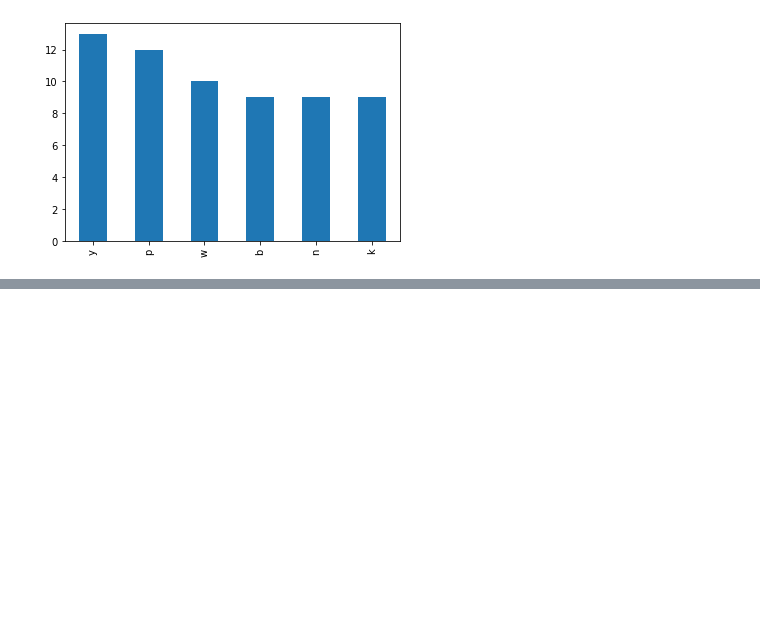
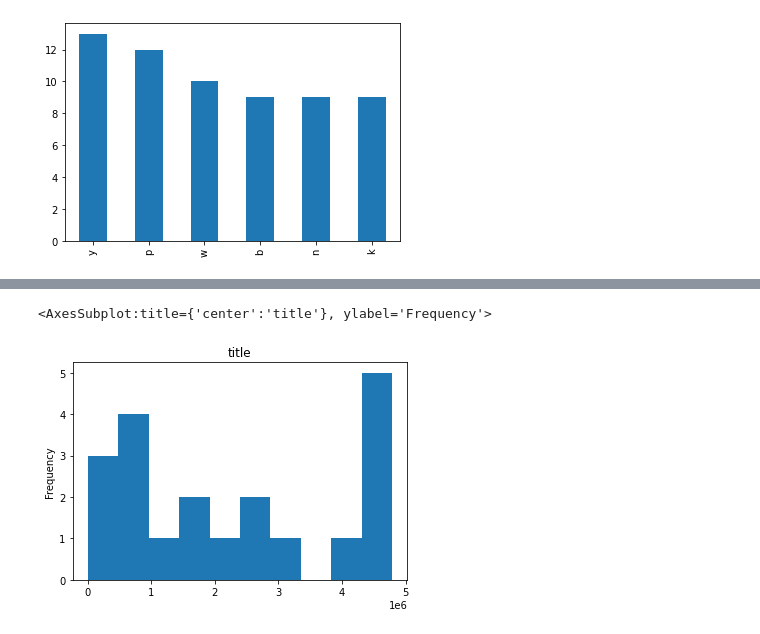
Before and after one commit to tim-keriazes/numpy-pandas-visualization-exercises, a Jupyter notebook: pandas_series.ipynb, the cells around one changed output, grey strips where cells are left out. Saved outputs shown, nothing was run; the diff lists cells and outputs as text; code cells hidden in the pictures; blank space fills up the shorter version.

```diff
--- a/pandas_series.ipynb
+++ b/pandas_series.ipynb
@@ -333,0 +353,6 @@ dtype: object>
+# %%
+float_series.plot.hist(title='title')
+#not quite sure how to get the rest of the details added to the chart
+# %% [output]
+<AxesSubplot:title={'center':'title'}, ylabel='Frequency'>
+[figure, added]
```
Also changed, not shown: parts of 16 cells of this notebook.
